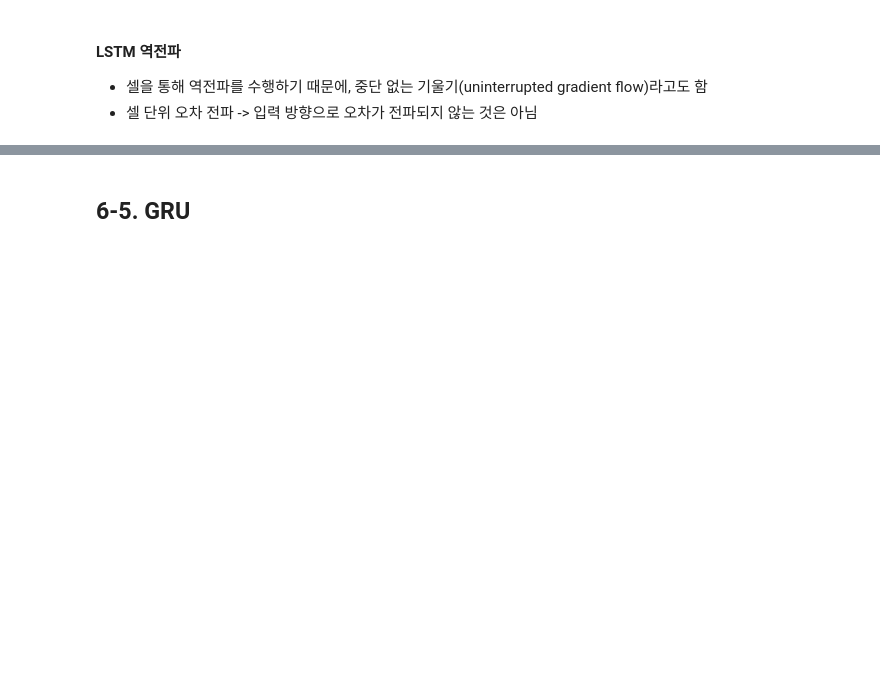
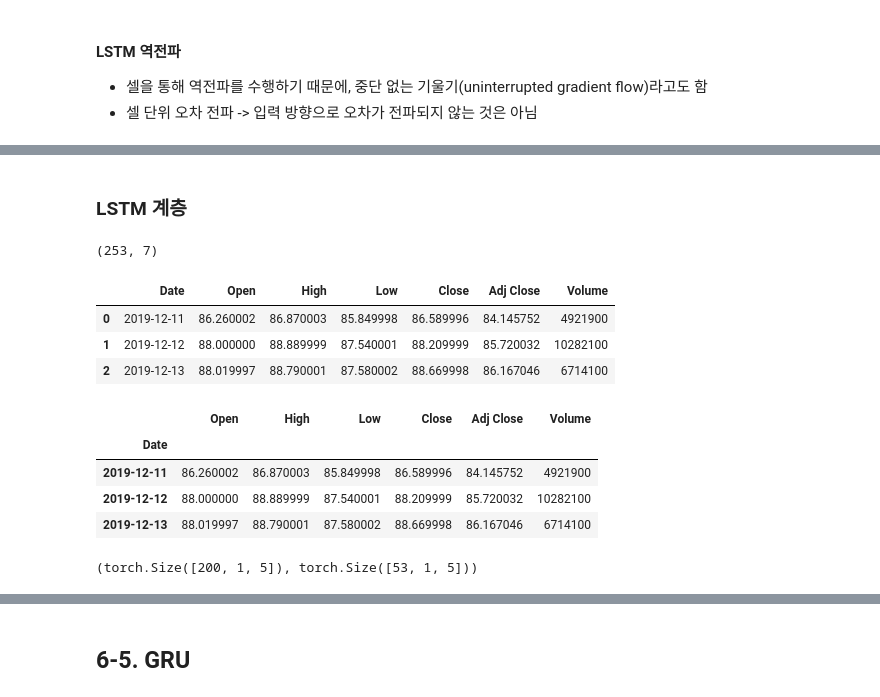
Before and after one commit to nuyhc/AIphoria, a Jupyter notebook: 7. PyTorch/7-6.TimeSeries.ipynb, the cells around one changed output, grey strips where cells are left out. Drawn from its saved outputs; the diff is of its cells as text; code cells hidden in the pictures; blank space fills up the shorter version.

```diff
--- a/7. PyTorch/7-6.TimeSeries.ipynb
+++ b/7. PyTorch/7-6.TimeSeries.ipynb
@@ -574,0 +744,42 @@ Downloading http://yann.lecun.com/exdb/mnist/train-labels-idx1-ubyte.gz to ../da
+# %% [markdown]
+### LSTM 계층
+# %%
+import os
+import time
+import numpy as np
+import pandas as pd
+import matplotlib.pyplot as plt
+
+import torch
+import torch.nn as nn
+from torch.utils.data import TensorDataset, DataLoader
+from torch.autograd import Variable
+from tqdm import tqdm_notebook
+from sklearn.preprocessing import StandardScaler, MinMaxScaler
+from sklearn.model_selection import train_test_split
+
+device = torch.device("cuda:0" if torch.cuda.is_available() else "cpu")
+
+data = pd.read_csv("../data/SBUX.csv")
+data.shape
+# %% [output]
+(253, 7)
+# %%
+data.head(3)
+# %% [output]
+|  | Date | Open | High | Low | Close | Adj Close | Volume |
+| 0 | 2019-12-11 | 86.260002 | 86.870003 | 85.849998 | 86.589996 | 84.145752 | 4921900 |
+| 1 | 2019-12-12 | 88.000000 | 88.889999 | 87.540001 | 88.209999 | 85.720032 | 10282100 |
+| 2 | 2019-12-13 | 88.019997 | 88.790001 | 87.580002 | 88.669998 | 86.167046 | 6714100 |
+# %%
+# Date를 컬럼 인덱스로 사용
+data["Date"] = pd.to_datetime(data["Date"])
+data = data.set_index("Date")
+#
+data.head(3)
+# %% [output]
+|  | Open | High | Low | Close | Adj Close | Volume |
+| Date |  |  |  |  |  |  |
+| 2019-12-11 | 86.260002 | 86.870003 | 85.849998 | 86.589996 | 84.145752 | 4921900 |
+| 2019-12-12 | 88.000000 | 88.889999 | 87.540001 | 88.209999 | 85.720032 | 10282100 |
+| 2019-12-13 | 88.019997 | 88.790001 | 87.580002 | 88.669998 | 86.167046 | 6714100 |
@@ -574,0 +804,14 @@ Downloading http://yann.lecun.com/exdb/mnist/train-labels-idx1-ubyte.gz to ../da
+# %%
+# 데이터셋의 형태 및 크기 조정
+X_train_tensors = Variable(torch.Tensor(X_train))
+X_test_tensors = Variable(torch.Tensor(X_test))
+#
+y_train_tensors = Variable(torch.Tensor(y_train))
+y_test_tensors = Variable(torch.Tensor(y_test))
+#
+X_train_tensors_f = torch.reshape(X_train_tensors, (X_train_tensors.shape[0], 1, X_train_tensors.shape[1]))
+X_test_tensors_f = torch.reshape(X_test_tensors, (X_test_tensors.shape[0], 1, X_test_tensors.shape[1]))
+#
+X_train_tensors_f.shape, X_test_tensors_f.shape
+# %% [output]
+(torch.Size([200, 1, 5]), torch.Size([53, 1, 5]))
```
Also changed, not shown: parts of 13 cells of this notebook.
